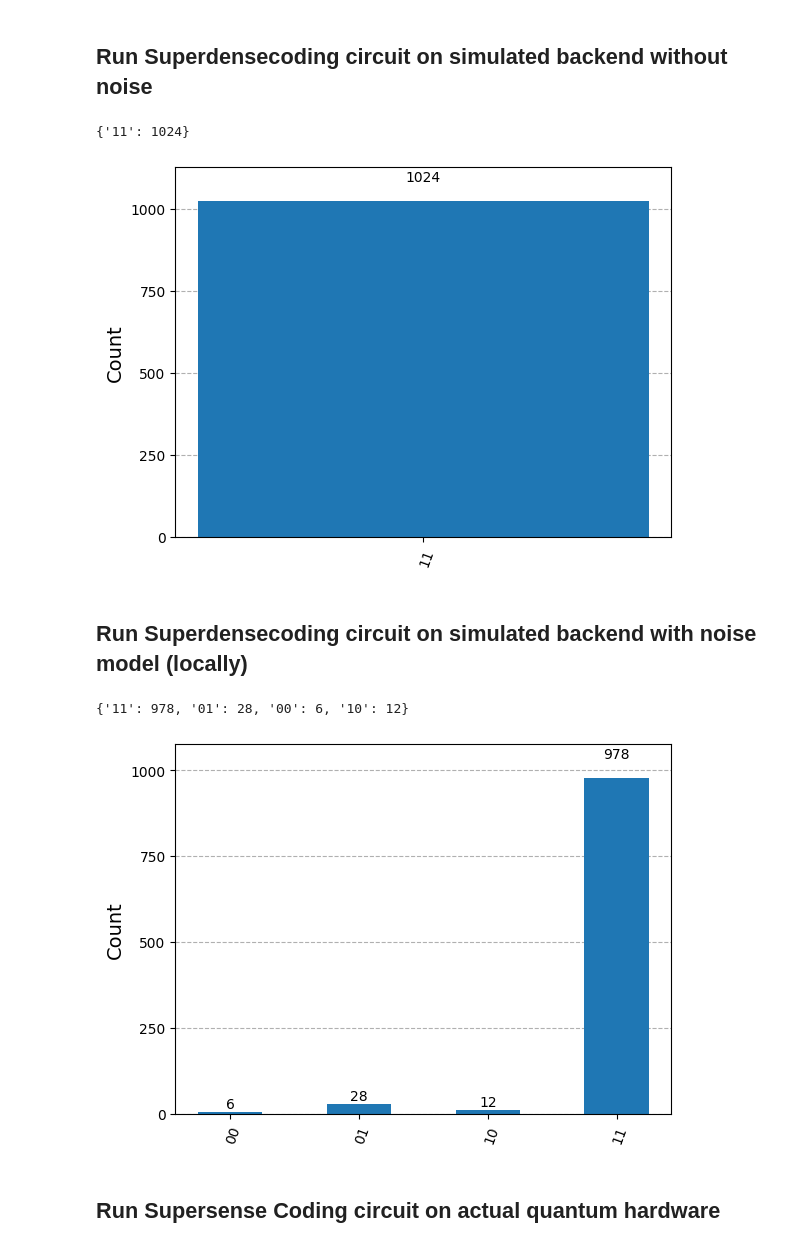
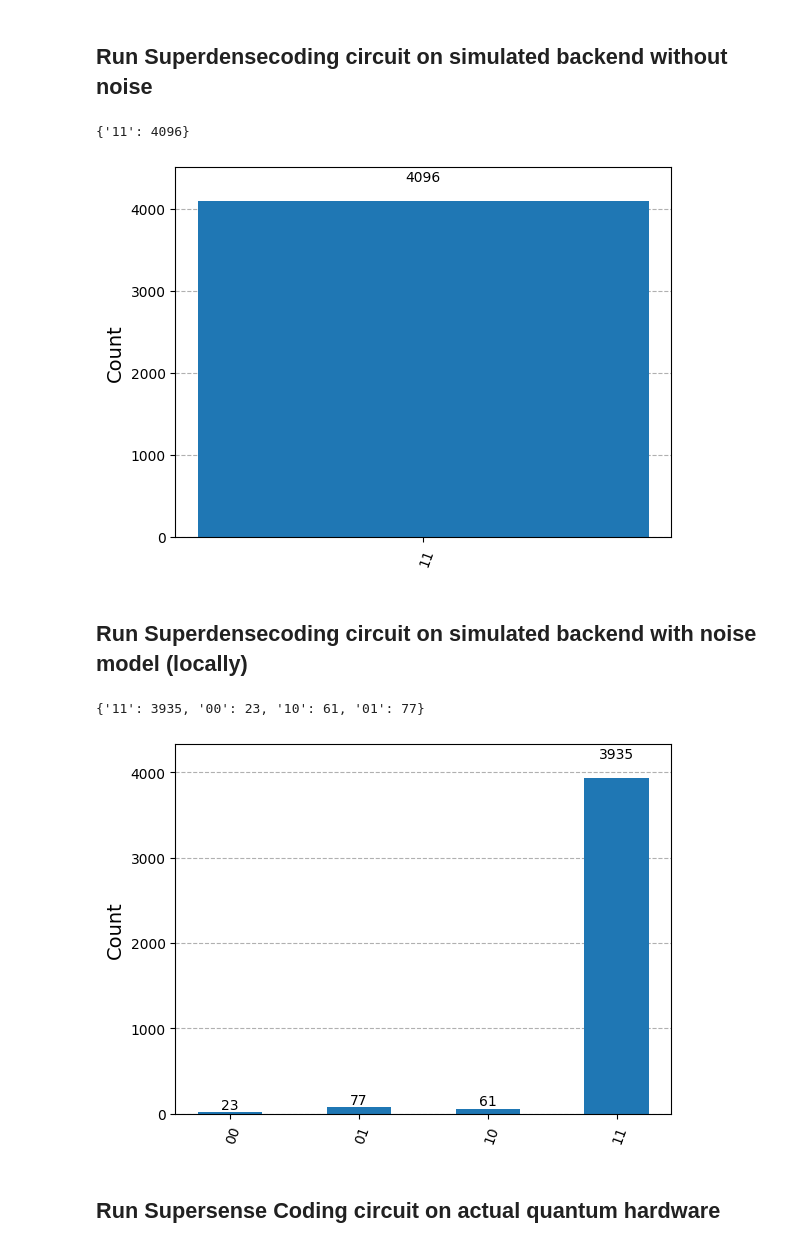
Before and after one commit to NinhVDT/mach_luong_tu_co_ban, a Jupyter notebook: superdense_coding_qiskit_one.ipynb, the cells around one changed output. Drawn from its saved outputs; the diff is of its cells as text; code cells hidden in the pictures.

```diff
--- a/superdense_coding_qiskit_one.ipynb
+++ b/superdense_coding_qiskit_one.ipynb
@@ -29,36 +29,36 @@ qc.draw('mpl')
 # %%
 # Run on the qasm simulator
 simulator = AerSimulator()
-circ = transpile(qc, simulator)
-result = simulator.run(circ).result()
-counts = result.get_counts(circ)
+tcirc = transpile(qc, simulator)
+result = simulator.run(tcirc, shots=4096).result()
+counts = result.get_counts()
 
 # Print and plot results
 print(counts)
-plot_histogram(counts).savefig('superdense_ideal.jpg')
+plot_histogram(counts).savefig('results/superdense_ideal.jpg')
 plot_histogram(counts)
 # %% [output]
-{'11': 1024}
+{'11': 4096}
-[figure, old version]
+[figure, new version]
 # %% [markdown]
 ## Run Superdensecoding circuit on simulated backend with noise model (locally)
 # %%
 # Simulate a noisy backend, based on a cloud backend
 backend = service.backend("ibm_sherbrooke")
 sim_sherbrooke = AerSimulator.from_backend(backend)
 
 # Transpile the circuit for the noisy basis gates
-tcirc = transpile(circ, sim_sherbrooke)
+tcirc = transpile(qc, sim_sherbrooke)
 
 # Execute the circuit on the simulated noisy backend and plot results
-result_noise = sim_sherbrooke.run(tcirc).result()
-counts_noise = result_noise.get_counts(0)
+result_noise = sim_sherbrooke.run(tcirc, shots=4096).result()
+counts_noise = result_noise.get_counts()
 print(counts_noise)
-plot_histogram(counts_noise).savefig('superdensecoding_noise_local.jpg')
+plot_histogram(counts_noise).savefig('results/superdensecoding_noise_local.jpg')
 plot_histogram(counts_noise)
 # %% [output]
-{'11': 978, '01': 28, '00': 6, '10': 12}
+{'11': 3935, '00': 23, '10': 61, '01': 77}
-[figure, old version]
+[figure, new version]
 # %% [markdown]
 ## Run Supersense Coding circuit on actual quantum hardware
 # %%
```
Also changed, not shown: parts of 3 cells of this notebook, 5 other files.
